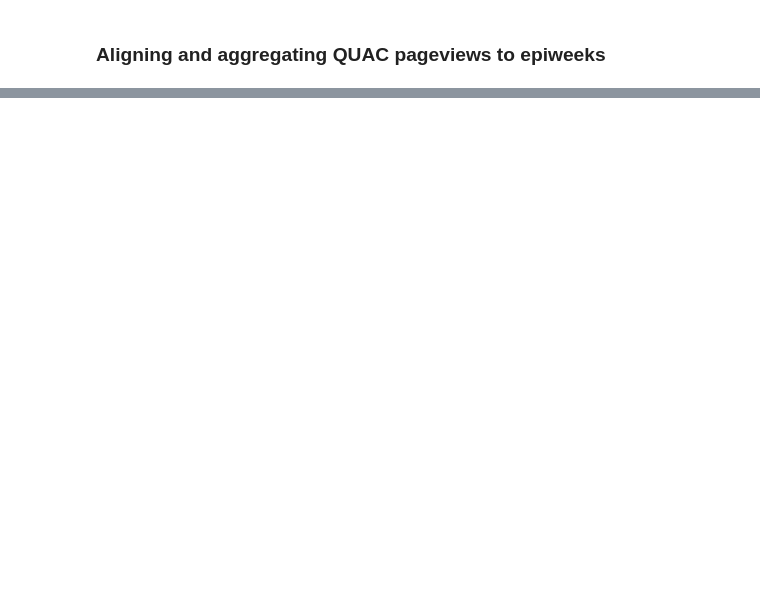
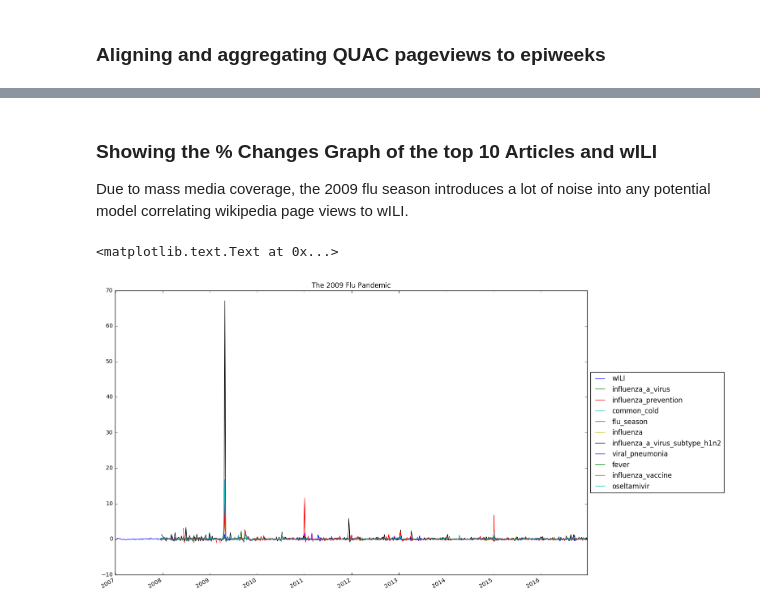
Before and after one commit to wcwagner/wikidemics, a Jupyter notebook: influenza-data.ipynb, the cells around one changed output, grey strips where cells are left out. Saved outputs shown, nothing was run; the diff lists cells and outputs as text; code cells hidden in the pictures; blank space fills up the shorter version.

```diff
--- a/influenza-data.ipynb
+++ b/influenza-data.ipynb
@@ -259,0 +258,13 @@ diff[['influenza', 'influenza_a_virus', 'flu_season', 'influenza_vaccine',
+# %%
+def epiweekToDatetime(epiweek):
+    epiweek = str(epiweek)
+    return datetime.strptime(epiweek + '6', "%Y%W%w") - timedelta(days=6)
+
+pearsonCoefs = []
+for article in pageViews.columns:
+    df = pd.DataFrame({'wILI': wILI.loc[200750:201409, 'Weekly ILI'].values,
+                       'Views': pageViews.loc[200750:201409, article].values})
+    pearsonCoefs.append( (article, df.corr().loc['Views', 'wILI'] ) )
+pearsonCoefs.sort(key=lambda t: t[1], reverse=True) # sort by pearson coeff
+topArticles = [article for article, _ in pearsonCoefs[:10]] # top 10
+pearsonCoefs[:10]
@@ -259,0 +282,13 @@ diff[['influenza', 'influenza_a_virus', 'flu_season', 'influenza_vaccine',
+# %% [markdown]
+### Showing the % Changes Graph of the top 10 Articles and wILI
+Due to mass media coverage, the 2009 flu season introduces a lot of noise into any potential model correlating wikipedia page views to wILI.
+# %%
+plotDf = pd.DataFrame({'wILI': wILI['Weekly ILI'].values}, index=wILI.index)
+plotDf = pd.concat([plotDf, pageViews.loc[:, topArticles]], axis=1, join_axes=[plotDf.index])
+plotDf.index = list( map(epiweekToDatetime, plotDf.index) )
+plotDf.pct_change().plot(figsize=(15, 10))
+plt.legend(loc='center left', bbox_to_anchor=(1.0, 0.5))
+plt.title("The 2009 Flu Pandemic")
+# %% [output]
+<matplotlib.text.Text at 0x...>
+[figure, added]
```
Also changed, not shown: parts of 12 cells of this notebook.
